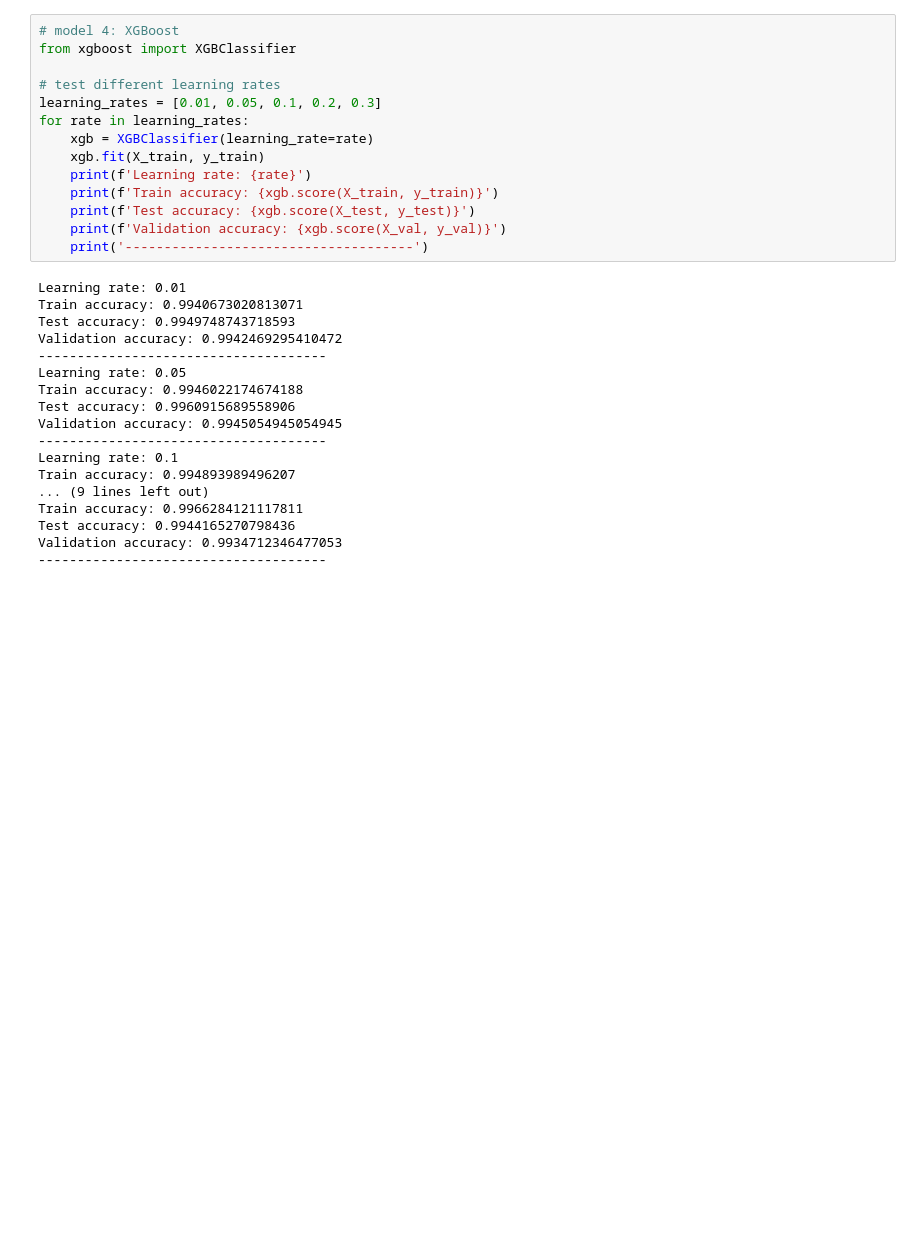
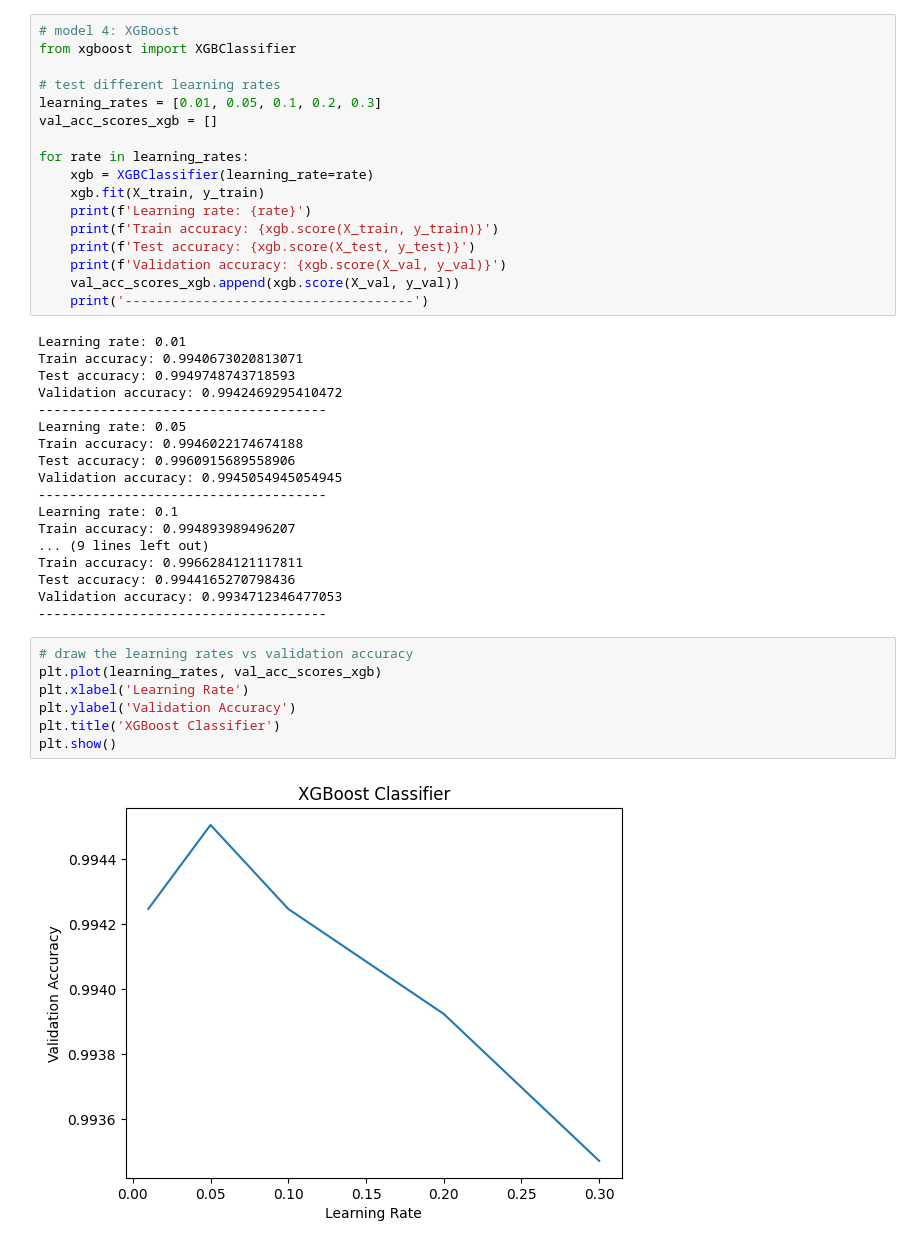
Before and after one commit to wdy908110776/ADAN8888-project-DW, a Jupyter notebook: notebooks/Week9.ipynb, the cells around one changed output. Drawn from its saved outputs; the diff is of its cells as text; blank space fills up the shorter version.

```diff
--- a/notebooks/Week9.ipynb
+++ b/notebooks/Week9.ipynb
@@ -192,6 +220,8 @@ from xgboost import XGBClassifier
 
 # test different learning rates
 learning_rates = [0.01, 0.05, 0.1, 0.2, 0.3]
+val_acc_scores_xgb = []
+
 for rate in learning_rates:
     xgb = XGBClassifier(learning_rate=rate)
     xgb.fit(X_train, y_train)
@@ -199,6 +229,7 @@ for rate in learning_rates:
     print(f'Train accuracy: {xgb.score(X_train, y_train)}')
     print(f'Test accuracy: {xgb.score(X_test, y_test)}')
     print(f'Validation accuracy: {xgb.score(X_val, y_val)}')
+    val_acc_scores_xgb.append(xgb.score(X_val, y_val))
     print('-------------------------------------')
 # %% [output]
 Learning rate: 0.01
@@ -218,3 +249,12 @@ Train accuracy: 0.9966284121117811
 Test accuracy: 0.9944165270798436
 Validation accuracy: 0.9934712346477053
 -------------------------------------
+# %%
+# draw the learning rates vs validation accuracy
+plt.plot(learning_rates, val_acc_scores_xgb)
+plt.xlabel('Learning Rate')
+plt.ylabel('Validation Accuracy')
+plt.title('XGBoost Classifier')
+plt.show()
+# %% [output]
+[figure, added]
```
Also changed, not shown: parts of 7 cells of this notebook, 3 other files.
